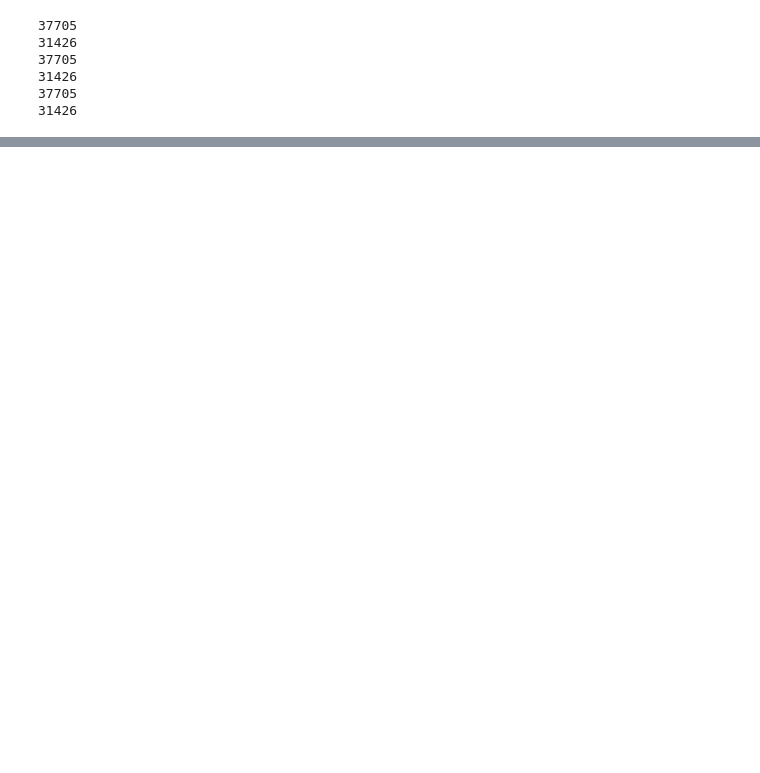
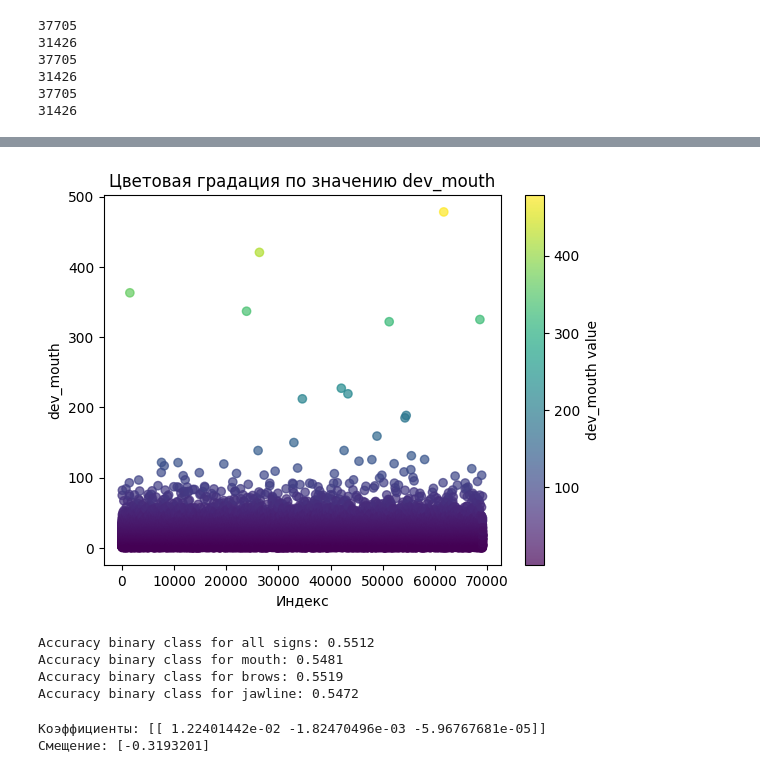
Before and after one commit to CEPIbN/Machine-Learning, a Jupyter notebook: mediapipe-notebooks/calculate_avg_dev.ipynb, the cells around one changed output, grey strips where cells are left out. Cells and saved outputs as stored; diff of their text form; code cells hidden in the pictures; blank space fills up the shorter version.

```diff
--- a/mediapipe-notebooks/calculate_avg_dev.ipynb
+++ b/mediapipe-notebooks/calculate_avg_dev.ipynb
@@ -143,3 +156,9 @@ def get_landmarks(image_path):
+# %%
+all_devs = []
+mouth_devs = []
+brows_devs = []
+jawline_devs = []
+all_labels = []
 # %%
 def build_dataframe(dataset_dir,
                     t_procents_mouth: list,
@@ -239,0 +362,10 @@ print(f"Среднее отклонение бровей для feeling: {sum(f_
+# %%
+# Отобразим значения dev_mouth по индексу и закрасим по значению
+plt.scatter(df_all.index, df_all['dev_mouth'], c=df_all['dev_mouth'], cmap='viridis', alpha=0.7)
+plt.colorbar(label='dev_mouth value')  # цветовая шкала
+plt.xlabel('Индекс')
+plt.ylabel('dev_mouth')
+plt.title('Цветовая градация по значению dev_mouth')
+plt.show()
+# %% [output]
+[figure, added]
@@ -239,0 +386,41 @@ print(f"Среднее отклонение бровей для feeling: {sum(f_
+# %%
+#Разделим данные
+X_train_all, X_test_all, y_train_all, y_test_all = agg_train_test_split(df_all)
+
+X_train_mouth, X_test_mouth, y_train_mouth, y_test_mouth = agg_train_test_split(df_mouth)
+
+X_train_brows, X_test_brows, y_train_brows, y_test_brows = agg_train_test_split(df_brows)
+
+X_train_jawline, X_test_jawline, y_train_jawline, y_test_jawline = agg_train_test_split(df_jawline)
+
+
+#Обучим модель
+model_all = create_model(X_train_all, y_train_all)
+
+model_mouth = create_model(X_train_mouth, y_train_mouth)
+
+model_brows = create_model(X_train_brows, y_train_brows)
+
+model_jawline = create_model(X_train_jawline, y_train_jawline)
+
+#Предсказание
+y_pred_all = model_all.predict(X_test_all)
+y_pred_mouth = model_mouth.predict(X_test_mouth)
+y_pred_brows = model_brows.predict(X_test_brows)
+y_pred_jawline = model_jawline.predict(X_test_jawline)
+
+print(f"Accuracy binary class for all signs: {accuracy_score(y_test_all, y_pred_all):.4f}")
+print(f"Accuracy binary class for mouth: {accuracy_score(y_test_mouth, y_pred_mouth):.4f}")
+print(f"Accuracy binary class for brows: {accuracy_score(y_test_brows, y_pred_brows):.4f}")
+print(f"Accuracy binary class for jawline: {accuracy_score(y_test_jawline, y_pred_jawline):.4f}")
+# %% [output]
+Accuracy binary class for all signs: 0.5512
+Accuracy binary class for mouth: 0.5481
+Accuracy binary class for brows: 0.5519
+Accuracy binary class for jawline: 0.5472
+# %%
+print("Коэффициенты:", model_all.coef_)
+print("Смещение:", model_all.intercept_)
+# %% [output]
+Коэффициенты: [[ 1.22401442e-02 -1.82470496e-03 -5.96767681e-05]]
+Смещение: [-0.3193201]
```
Also changed, not shown: parts of 20 cells of this notebook, 1 other file.
